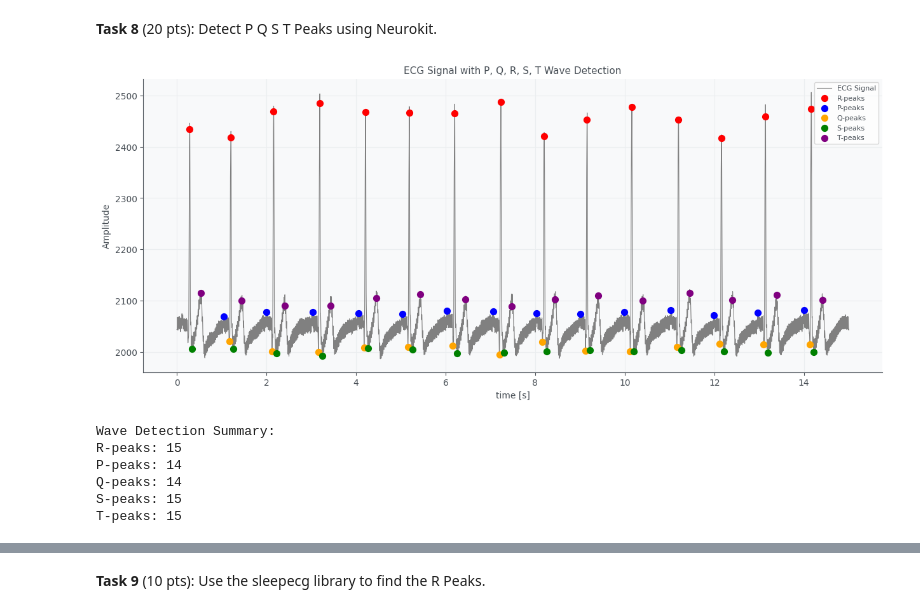
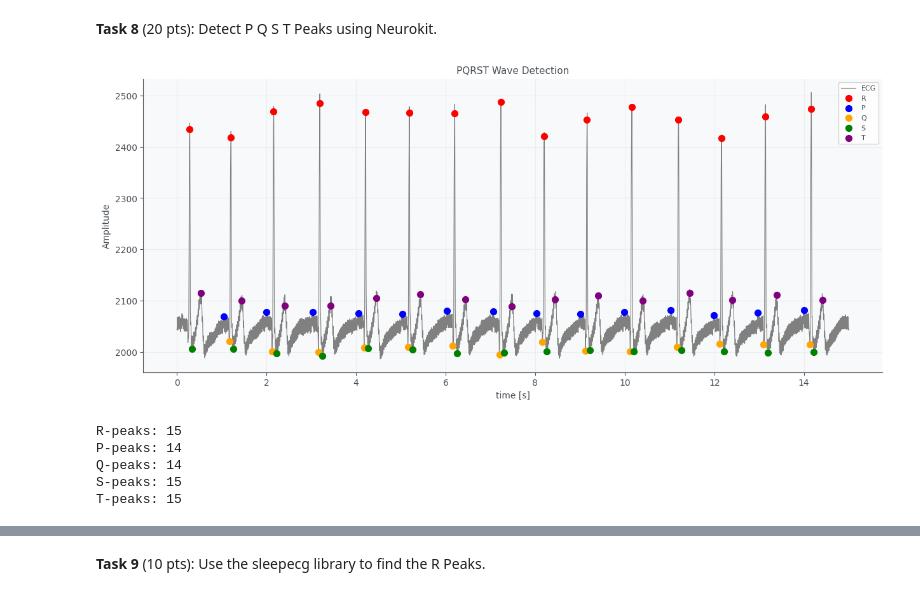
Before and after one commit to skfasi6666/cs666student, a Jupyter notebook: Copy_of_CS666_Assignment_1.ipynb, the cells around one changed output, grey strips where cells are left out. Cells and saved outputs as stored; diff of their text form; code cells hidden in the pictures.

```diff
--- a/Copy_of_CS666_Assignment_1.ipynb
+++ b/Copy_of_CS666_Assignment_1.ipynb
@@ -72,17 +72,15 @@ Duration: 15.0 seconds
 **Task 4** (15 pts): Process the signal with BioSPPY using the `ecg.ecg` method.
 # %%
 ### TODO
+# Process ECG with BioSPPy
+# Reference: BioSPPy ECG module - https://biosppy.readthedocs.io/en/stable/biosppy.signals.html#biosppy-signals-ecg
 from biosppy.signals import ecg
-import numpy as np
 
-# Load the signal data
-signal = np.loadtxt('ecg.txt', comments='#')
-
-# Process the ECG signal with BioSPPy
+# Run ECG processing (show=True gives us plots)
 out = ecg.ecg(signal=signal, sampling_rate=SAMPLING_RATE, show=True)
 
-print("ECG Processing Results:")
-print(f"Number of R-peaks detected: {len(out['rpeaks'])}")
+# Check results
+print(f"R-peaks detected: {len(out['rpeaks'])}")
 print(f"Average heart rate: {np.mean(out['heart_rate']):.2f} bpm")
 # %% [output]
 [figure]
@@ -193,69 +205,48 @@ Requirement already satisfied: six>=1.5 in /usr/local/lib/python3.12/dist-packag
 # %%
 # We know the R spikes now but what about P Q S T waves?
 # TODO Can you use nk.ecg_delineate to detect them in the unfiltred signal?
 # Hint: Look at the tutorial: https://neuropsychology.github.io/NeuroKit/examples/ecg_delineate/ecg_delineate.html
 # Hint 2: The plot will have blue, orange, green, and red circles :)
 # Hint 3: rpeaks were detected above from biosppy's ecg.ecg method
 
 
 
-# Use the unfiltered signal and the rpeaks we detected earlier
+# Ref: https://neuropsychology.github.io/NeuroKit/examples/ecg_delineate/ecg_delineate.html
+# Ref: https://github.com/neuropsychology/NeuroKit/blob/master/neurokit2/ecg/ecg_peaks.py   https://github.com/neuropsychology/NeuroKit
+
 signals, waves = nk.ecg_delineate(signal, rpeaks, sampling_rate=SAMPLING_RATE)
 
-# Plot the signal with all the detected waves
+# Plot all waves
+t_axis = np.arange(len(signal)) / SAMPLING_RATE
+
 plt.figure(figsize=(15, 6))
+plt.plot(t_axis, signal, color='gray', linewidth=0.8, label='ECG')
+plt.scatter(t_axis[rpeaks], signal[rpeaks], color='red', s=50, label='R', zorder=3)
 
-# Create time axis
-time_axis = np.arange(len(signal)) / SAMPLING_RATE
-
-# Plot the unfiltered ECG signal
-plt.plot(time_axis, signal, label='ECG Signal', color='gray', linewidth=0.8)
-
-# Plot R-peaks (red)
-plt.scatter(time_axis[rpeaks], signal[rpeaks], color='red', label='R-peaks', s=50, zorder=3)
-
-# Plot P-peaks (blue)
-if 'ECG_P_Peaks' in waves:
-    p_peaks = np.array([p for p in waves['ECG_P_Peaks'] if not np.isnan(p)]).astype(int)
-    if len(p_peaks) > 0:
-        plt.scatter(time_axis[p_peaks], signal[p_peaks], color='blue', label='P-peaks', s=50, zorder=3)
-
-# Plot Q-peaks (orange)
-if 'ECG_Q_Peaks' in waves:
-    q_peaks = np.array([q for q in waves['ECG_Q_Peaks'] if not np.isnan(q)]).astype(int)
-    if len(q_peaks) > 0:
-        plt.scatter(time_axis[q_peaks], signal[q_peaks], color='orange', label='Q-peaks', s=50, zorder=3)
-
-# Plot S-peaks (green)
-if 'ECG_S_Peaks' in waves:
-    s_peaks = np.array([s for s in waves['ECG_S_Peaks'] if not np.isnan(s)]).astype(int)
-    if len(s_peaks) > 0:
-        plt.scatter(time_axis[s_peaks], signal[s_peaks], color='green', label='S-peaks', s=50, zorder=3)
-
-# Plot T-peaks (purple)
-if 'ECG_T_Peaks' in waves:
-    t_peaks = np.array([t for t in waves['ECG_T_Peaks'] if not np.isnan(t)]).astype(int)
-    if len(t_peaks) > 0:
-        plt.scatter(time_axis[t_peaks], signal[t_peaks], color='purple', label='T-peaks', s=50, zorder=3)
+# Extract and plot each wave type
+for wave, color in [('P', 'blue'), ('Q', 'orange'), ('S', 'green'), ('T', 'purple')]:
+    key = f'ECG_{wave}_Peaks'
+    if key in waves:
+        peaks = np.array([p for p in waves[key] if not np.isnan(p)]).astype(int)
+        if len(peaks) > 0:
+            plt.scatter(t_axis[peaks], signal[peaks], color=color, s=50, label=wave, zorder=3)
 
 plt.xlabel('time [s]')
 plt.ylabel('Amplitude')
-plt.title('ECG Signal with P, Q, R, S, T Wave Detection')
+plt.title('PQRST Wave Detection')
 plt.legend()
 plt.grid(True)
 plt.show()
 
-# Print summary
-print("Wave Detection Summary:")
+# Summary
 print(f"R-peaks: {len(rpeaks)}")
-for wave_type in ['P', 'Q', 'S', 'T']:
-    key = f'ECG_{wave_type}_Peaks'
+for wave in ['P', 'Q', 'S', 'T']:
+    key = f'ECG_{wave}_Peaks'
     if key in waves:
-        valid_peaks = [p for p in waves[key] if not np.isnan(p)]
-        print(f"{wave_type}-peaks: {len(valid_peaks)}")
+        count = len([p for p in waves[key] if not np.isnan(p)])
+        print(f"{wave}-peaks: {count}")
 # %% [output]
-[figure, old version]
+[figure, new version]
-Wave Detection Summary:
 R-peaks: 15
 P-peaks: 14
 Q-peaks: 14
```
Also changed, not shown: parts of 20 cells of this notebook.
